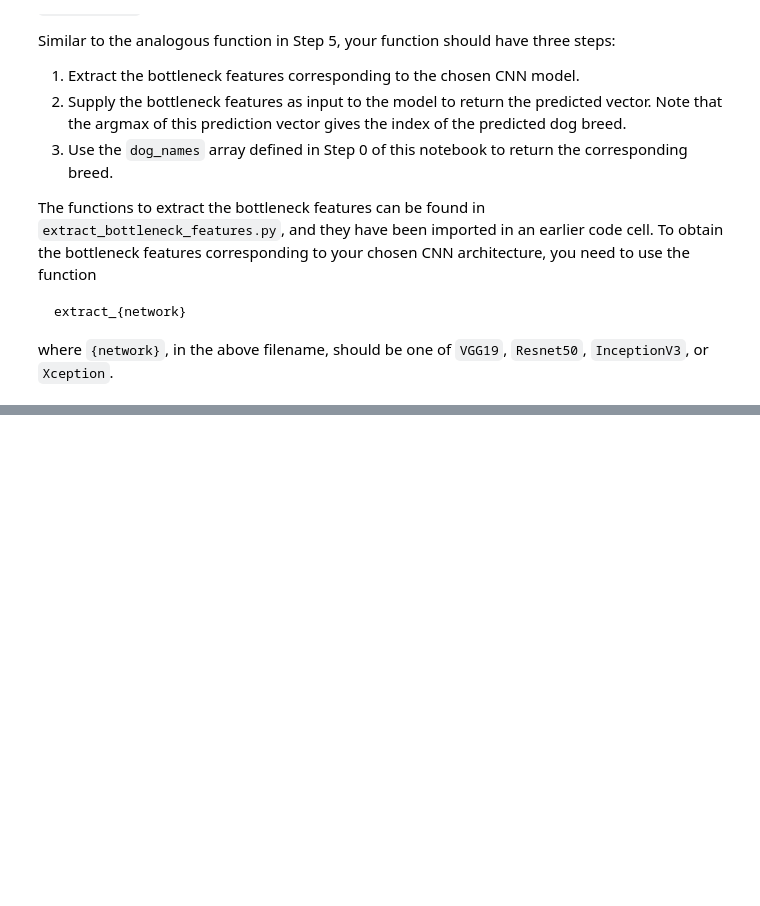
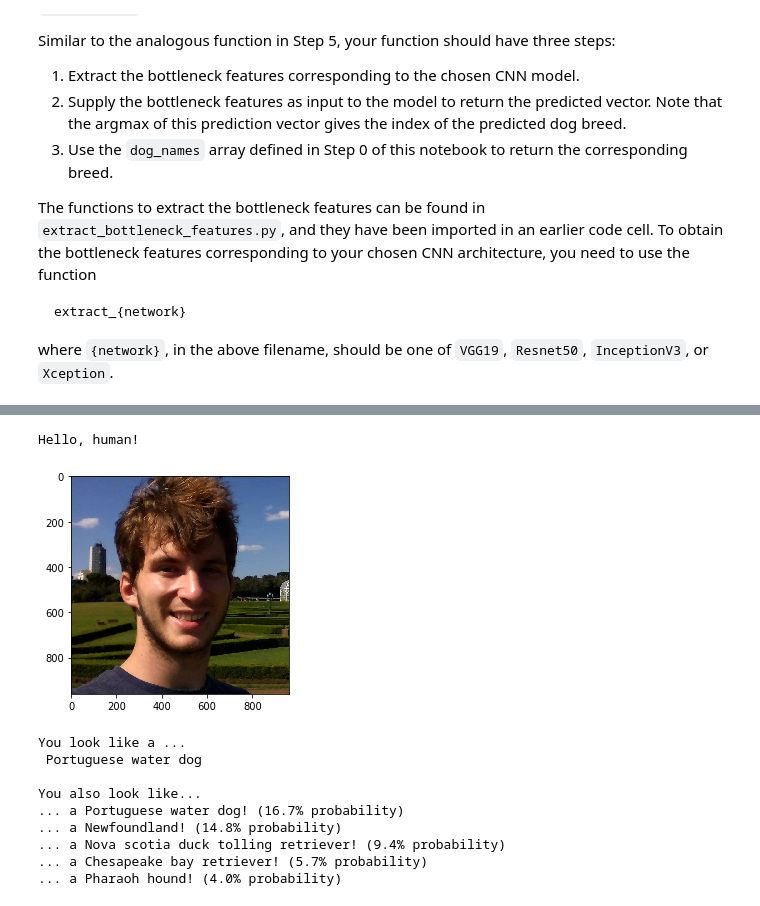
Before and after one commit to camilabga/machine-learning, a Jupyter notebook: dog-project/dog_app.ipynb, the cells around one changed output, grey strips where cells are left out. Cells and saved outputs as stored; diff of their text form; code cells hidden in the pictures; blank space fills up the shorter version.

```diff
--- a/dog-project/dog_app.ipynb
+++ b/dog-project/dog_app.ipynb
@@ -813,0 +824,14 @@ OSError: cannot identify image file 'myImages/img1.jpg'
+# %%
+breed_predict("personal/img2.jpg")
+# %% [output]
+Hello, human!
+[figure, added]
+You look like a ...
+ Portuguese water dog
+
+You also look like...
+... a Portuguese water dog! (16.7% probability)
+... a Newfoundland! (14.8% probability)
+... a Nova scotia duck tolling retriever! (9.4% probability)
+... a Chesapeake bay retriever! (5.7% probability)
+... a Pharaoh hound! (4.0% probability)
```
Also changed, not shown: parts of 13 cells of this notebook.
